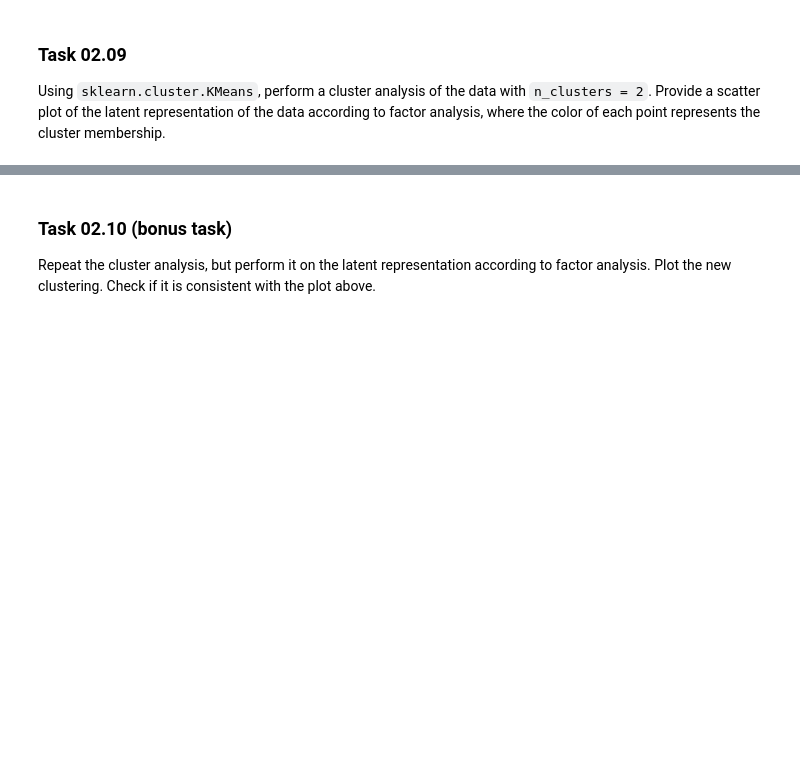
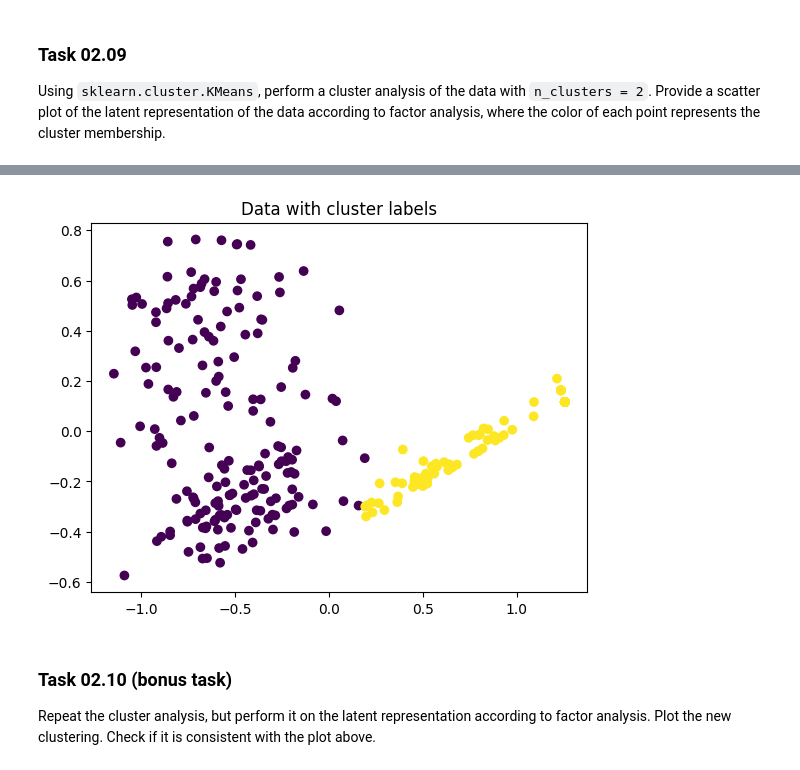
Before and after one commit to bhunecke/data-mining, a Jupyter notebook: sheet02/sheet02.ipynb, the cells around one changed output, grey strips where cells are left out. Cells and saved outputs as stored; diff of their text form; code cells hidden in the pictures; blank space fills up the shorter version.

```diff
--- a/sheet02/sheet02.ipynb
+++ b/sheet02/sheet02.ipynb
@@ -239,3 +266,12 @@ raise NotImplementedError()
+# %%
+kmeans = KMeans(n_clusters=2)
+labels = kmeans.fit_predict(X)
+
+plt.title("Data with cluster labels")
+plt.scatter(x,y, c=labels)
+plt.show()
+# %% [output]
+[figure, added]
 # %%
 # this cell is here for test purposes. please ignore it.
 # %% [markdown]
```
Also changed, not shown: parts of 6 cells of this notebook.
